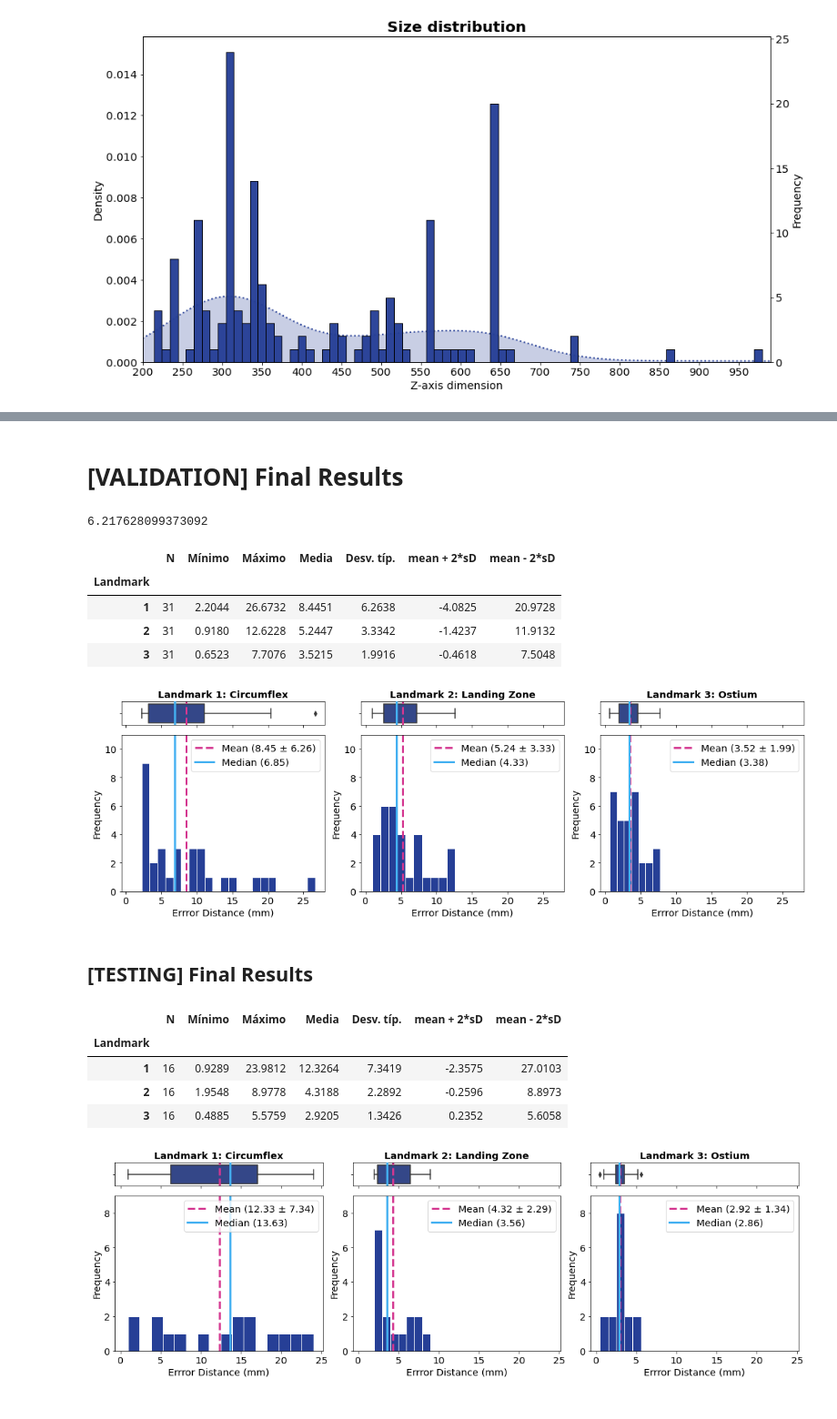
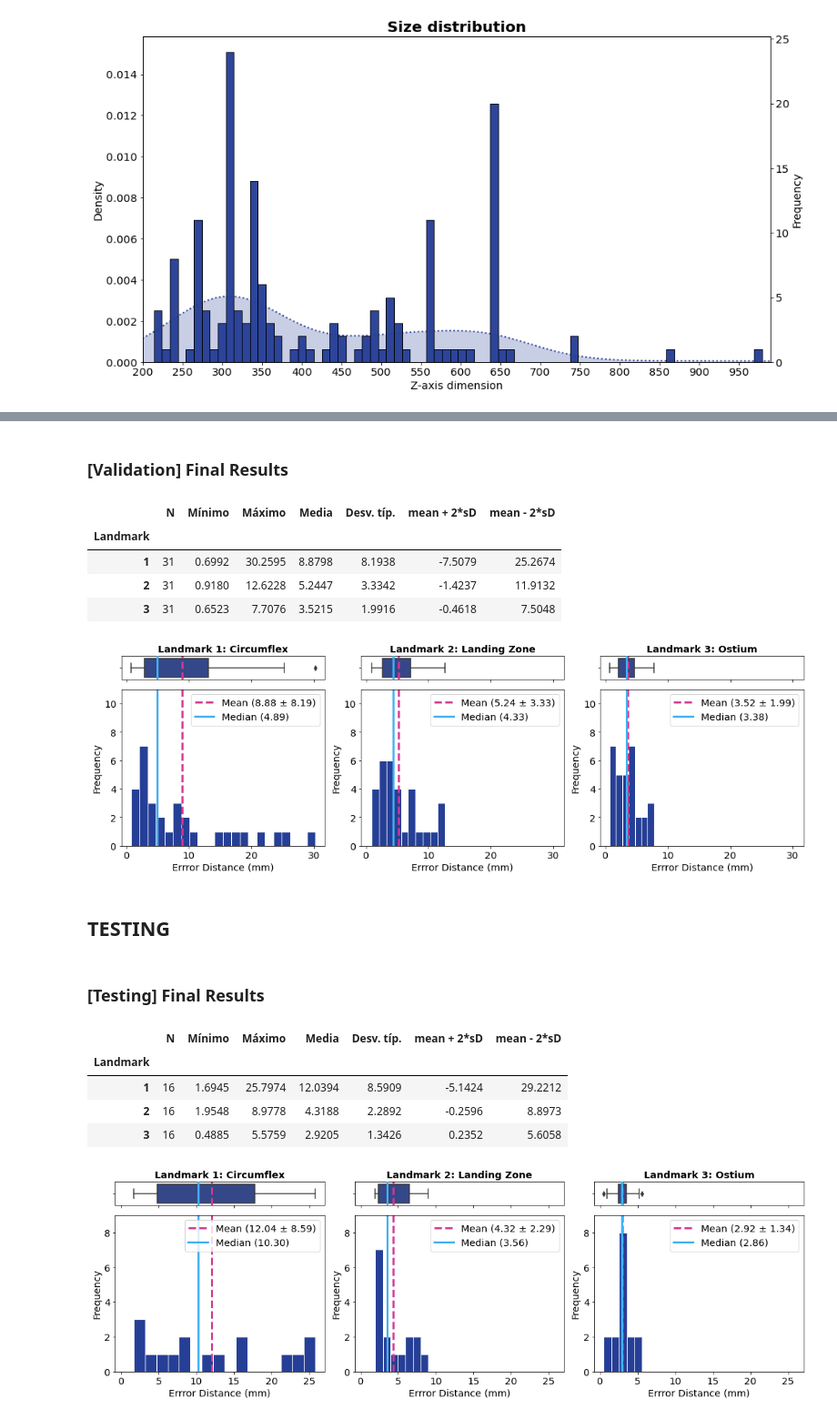
Before and after one commit to marcos-mc/RL_landmark_detection_for_cardiac_applications, a Jupyter notebook: Evaluation/LAA/LAA_Eval_model.ipynb, the cells around one changed output, grey strips where cells are left out. Shown at 91% size. Saved outputs shown, nothing was run; the diff lists cells and outputs as text; code cells hidden in the pictures.

```diff
--- a/Evaluation/LAA/LAA_Eval_model.ipynb
+++ b/Evaluation/LAA/LAA_Eval_model.ipynb
@@ -84,7 +87,7 @@ models_names = {0:['default','spacing4','ND_default'],
                 2:['default','ND_default']}
 
 num = 0 # Landmark number
-indx = 1 # Number of try
+indx = 2 # Number of try
 windowsize = 10
 centered = True
 filepath = f'/content/drive/My Drive/TFM/Data_models_TFM/LAA/LM_{num:02d}/{models_names[num][indx]}/stats.json'
@@ -213,10 +220,13 @@ logs = {0:[['00_default_00_model-250000.csv',
             '00_spacing4_01_model-950000.csv',
             '00_spacing4_01_model-1200000.csv'],
 
-           ['00_ND_default_02_model-200000.csv',
+           ['00_ND_default_02_model-250000.csv',
             '00_ND_default_02_model-400000.csv',
-            '00_ND_default_02_model-650000.csv']
-            ],
+            '00_ND_default_02_model-750000.csv',
+            '00_ND_default_02_model-950000.csv',
+            '00_ND_default_02_model-1050000.csv',
+            '00_ND_default_02_model-1550000.csv']
+           ],
 
         1:[['01_default_00_model-250000.csv',
             '01_default_00_model-450000.csv',
@@ -379,2 +392,2 @@ errors.sort_values(by='distance_error',ascending=True)
 # %% [markdown]
-# [VALIDATION] Final Results
+### [Validation] Final Results
@@ -383,10 +394,5 @@ errors.sort_values(by='distance_error',ascending=True)
-# %%
-pd.read_csv(logs_filepath+'landmark_1_test_model-1100000.csv').distance_error.mean()
-# %% [output]
-6.217628099373092
 # %%
-dict_best = {0:'00_ND_default_02_model-200000.csv',1:'01_ND_default_01_model-1000000.csv',2:'02_ND_default_01_model-750000.csv'}
-
+dict_best = {0:'00_ND_default_02_model-1550000.csv',1:'01_ND_default_01_model-1000000.csv',2:'02_ND_default_01_model-750000.csv'}
 columns =['Landmark','N','Mínimo','Máximo','Media','Desv. típ.']
 performance = pd.DataFrame(columns =columns)
 numcol = 3
@@ -440,15 +446,16 @@ performance
 # %% [output]
 |  | N | Mínimo | Máximo | Media | Desv. típ. | mean + 2*sD | mean - 2*sD |
 | Landmark |  |  |  |  |  |  |  |
-| 1 | 31 | 2.2044 | 26.6732 | 8.4451 | 6.2638 | -4.0825 | 20.9728 |
+| 1 | 31 | 0.6992 | 30.2595 | 8.8798 | 8.1938 | -7.5079 | 25.2674 |
 | 2 | 31 | 0.9180 | 12.6228 | 5.2447 | 3.3342 | -1.4237 | 11.9132 |
 | 3 | 31 | 0.6523 | 7.7076 | 3.5215 | 1.9916 | -0.4618 | 7.5048 |
-[figure, old version]
+[figure, new version]
+# %% [markdown]
+## TESTING
 # %% [markdown]
-## [TESTING] Final Results
+### [Testing] Final Results
 # %%
-dict_best = {0:'landmark_0_test_model-200000.csv',1:'landmark_1_test_model-1000000.csv',2:'landmark_2_test_model-750000.csv'}
-
+dict_best = {0:'landmark_0_test_model-1550000.csv',1:'landmark_1_test_model-1000000.csv',2:'landmark_2_test_model-750000.csv'}
 columns =['Landmark','N','Mínimo','Máximo','Media','Desv. típ.']
 performance = pd.DataFrame(columns =columns)
 numcol = 3
@@ -477,32 +484,32 @@ for lm_ind, log_name in dict_best.items():
   axes[lm_ind+count].axvline(mean, color=meancolor,linewidth = 3, linestyle='--')
   sns.boxplot(results[lm_ind]['distance_error'], ax=axes[lm_ind+count], color =barcolor)
   axes[lm_ind+count].set(xlabel='')
   axes[lm_ind+count].set_title( f"Landmark {lm_ind+1}: {lm_names[lm_ind]}"  ,fontweight='bold')
 
   sns.distplot(results[lm_ind]['distance_error'], ax=axes[lm_ind+count+numcol],kde=False,rug=False,norm_hist=False,bins= bins_val[lm_ind],\
                rug_kws={"color": "#057DCD","linewidth": 2,"height":0.03},
                hist_kws={"histtype": "barstacked", "linewidth": 1,
                             "alpha": 1, "color": barcolor, 'edgecolor':"#FFFFFF"})
   axes[lm_ind+count+numcol].set(xlabel='Errror Distance (mm)', ylabel='Frequency')
   axes[lm_ind+count+numcol].axvline(mean, color=meancolor, linestyle='--',linewidth = 3,label= f'Mean ({mean:.2f} \xb1 {std:.2f})')
   axes[lm_ind+count+numcol].axvline(median, color=medcolor, linestyle='-',linewidth = 3,label= f'Median ({median:.2f})')
   axes[lm_ind+count+numcol].legend()
   axes[lm_ind+count+numcol].set(ylim=(0, 9))
   #count += 3*(lm_ind%2)
 fig.tight_layout()
 #Compute table values
 def f1(x):
   return x[4] + 2*x[5]
 def f2(x):
   return x[4] - 2*x[5]
 performance['mean + 2*sD'] = performance.apply(f2 , axis=1)
 performance['mean - 2*sD'] = performance.apply(f1 , axis=1)
 performance.set_index('Landmark', inplace=True)
 performance
 # %% [output]
 |  | N | Mínimo | Máximo | Media | Desv. típ. | mean + 2*sD | mean - 2*sD |
 | Landmark |  |  |  |  |  |  |  |
-| 1 | 16 | 0.9289 | 23.9812 | 12.3264 | 7.3419 | -2.3575 | 27.0103 |
+| 1 | 16 | 1.6945 | 25.7974 | 12.0394 | 8.5909 | -5.1424 | 29.2212 |
 | 2 | 16 | 1.9548 | 8.9778 | 4.3188 | 2.2892 | -0.2596 | 8.8973 |
 | 3 | 16 | 0.4885 | 5.5759 | 2.9205 | 1.3426 | 0.2352 | 5.6058 |
-[figure, old version]
+[figure, new version]
```
Also changed, not shown: parts of 23 cells of this notebook, 7 other files.
